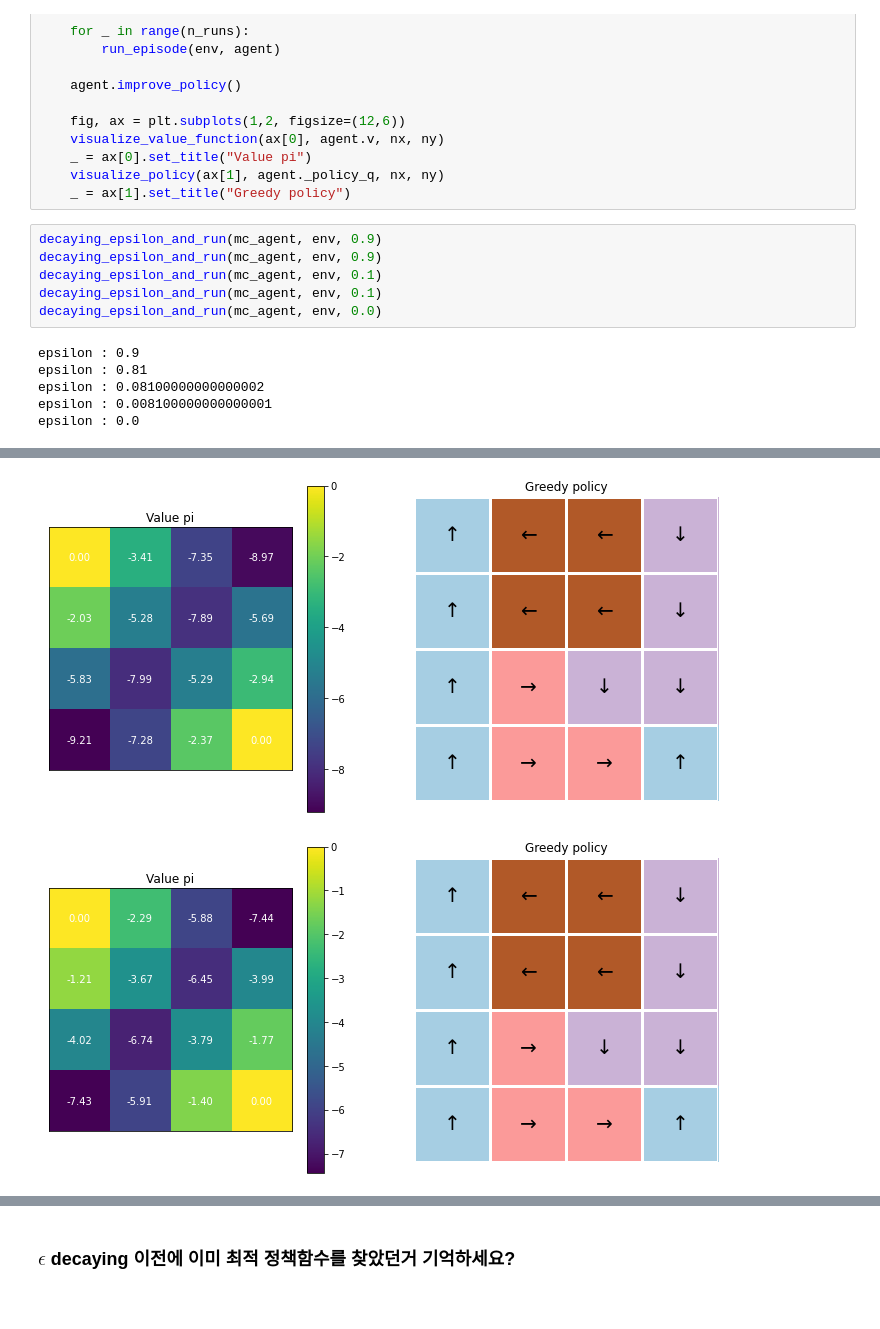
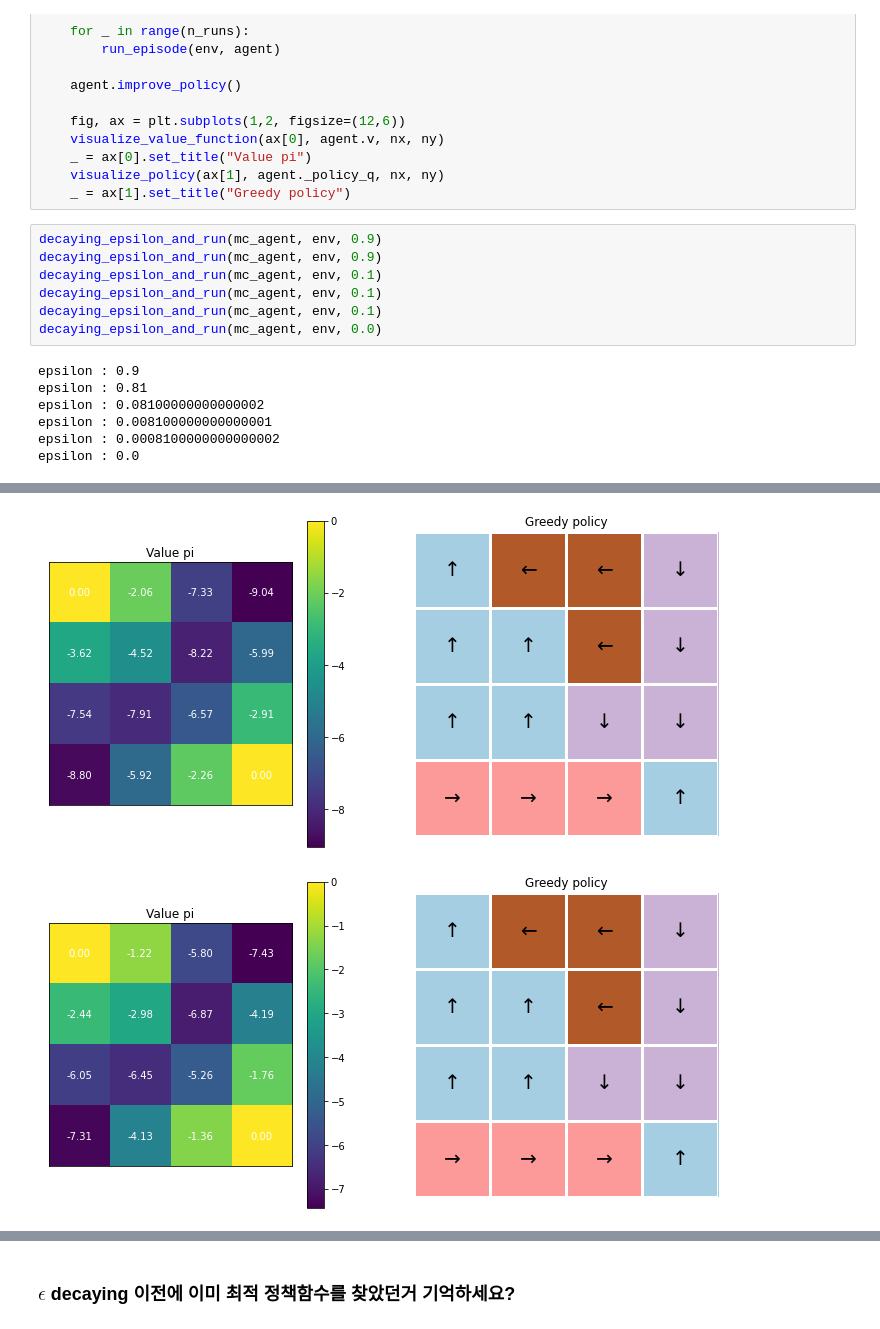
Before and after one commit to greenmonn/rl-playground, a Jupyter notebook: [Model-free control 00] MC control.ipynb, the cells around one changed output, grey strips where cells are left out. Drawn from its saved outputs; the diff is of its cells as text.

```diff
--- a/[Model-free control 00] MC control.ipynb
+++ b/[Model-free control 00] MC control.ipynb
@@ -225,10 +227,12 @@ decaying_epsilon_and_run(mc_agent, env, 0.9)
 decaying_epsilon_and_run(mc_agent, env, 0.9)
 decaying_epsilon_and_run(mc_agent, env, 0.1)
 decaying_epsilon_and_run(mc_agent, env, 0.1)
+decaying_epsilon_and_run(mc_agent, env, 0.1)
 decaying_epsilon_and_run(mc_agent, env, 0.0)
 # %% [output]
 epsilon : 0.9
 epsilon : 0.81
 epsilon : 0.08100000000000002
 epsilon : 0.008100000000000001
+epsilon : 0.0008100000000000002
 epsilon : 0.0
@@ -237,2 +241,2 @@ epsilon : 0.0
-[figure, old version]
+[figure, new version]
-[figure, old version]
+[figure, new version]
```
Also changed, not shown: parts of 7 cells of this notebook, 10 other files.
